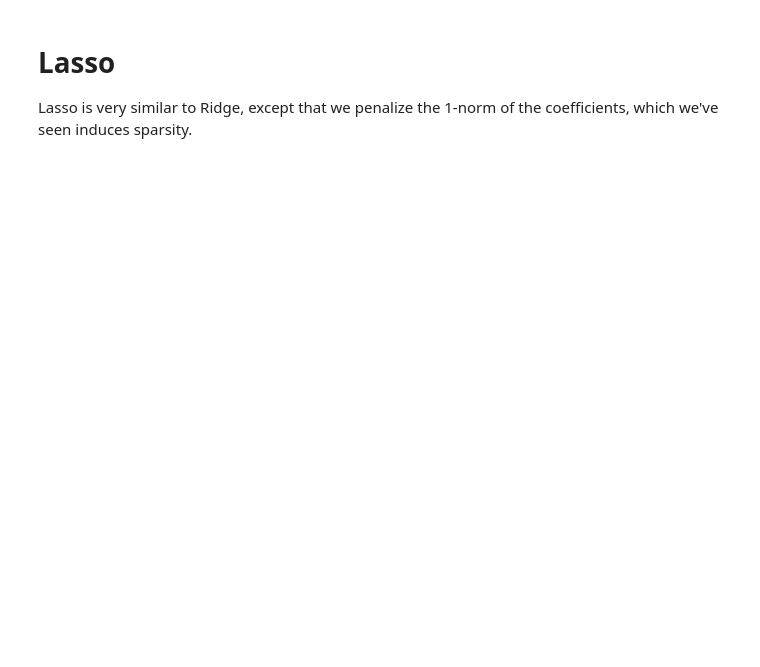
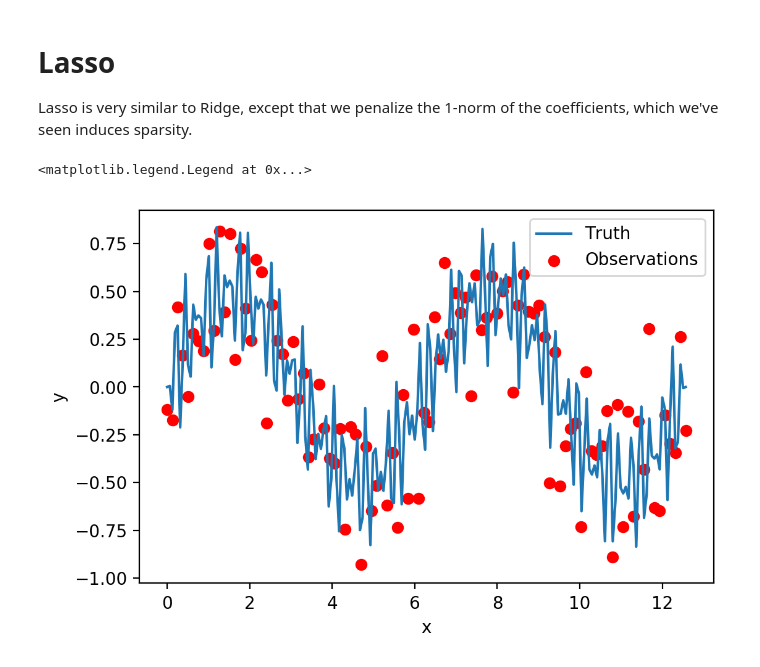
Before and after one commit to Chavelior/mdi-504-in-lecture-notebooks, a Jupyter notebook: Lecture 13 - Lasso and Ridge Regression.ipynb, the cells around one changed output. Cells and saved outputs as stored; diff of their text form; code cells hidden in the pictures; blank space fills up the shorter version.

```diff
--- a/Lecture 13 - Lasso and Ridge Regression.ipynb
+++ b/Lecture 13 - Lasso and Ridge Regression.ipynb
@@ -177,17 +200,27 @@ plt.legend(['Truth', 'Ridge regression fit', 'Observations'])
 
 Lasso is very similar to Ridge, except that we penalize the 1-norm of the coefficients, which we've seen induces sparsity.
 # %%
+# The true function
 def f(x):
     return 0.5*np.sin(x) + 0.2*np.sin(33.0*x) + 0.2*np.sin(75.0*x)
 
+# generate some data
 x = np.linspace(0, 4*np.pi, 100)
 y = f(x)
 W = np.random.normal(0, 0.2, len(y))
 y_obs = y + W
 
-
+# generate truth over a more refined set just for plotting purposes
 x_plot = np.linspace(0, 4*np.pi, 200)
 y_plot = f(x_plot)
 
+# Plot truth and noisy observations
 plt.plot(x_plot, y_plot)
 plt.scatter(x, y_obs, color='red')
+
+plt.xlabel('x')
+plt.ylabel('y')
+plt.legend(['Truth', 'Observations'])
+# %% [output]
+<matplotlib.legend.Legend at 0x...>
+[figure, added]
```
Also changed, not shown: parts of 25 cells of this notebook.
